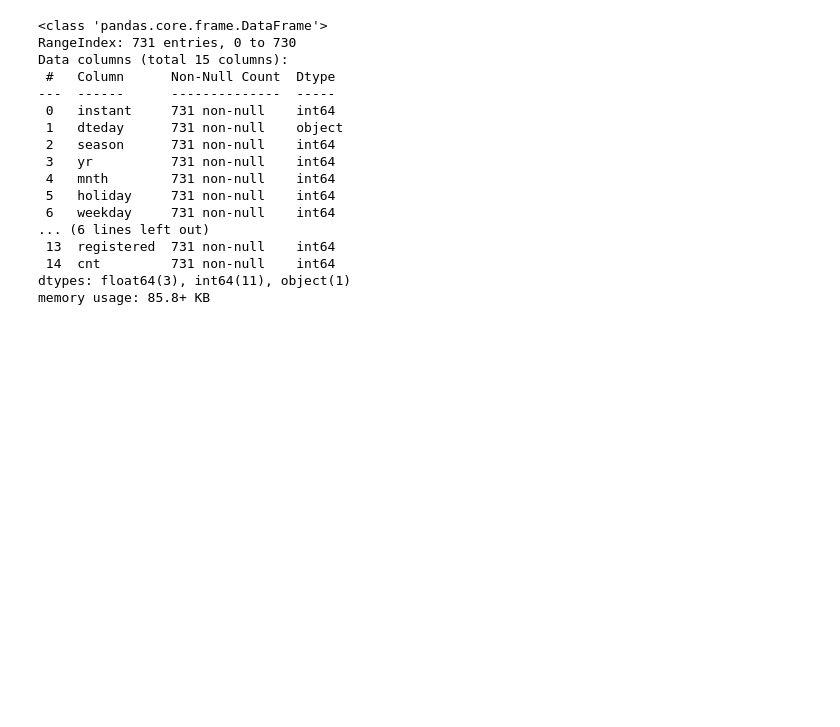
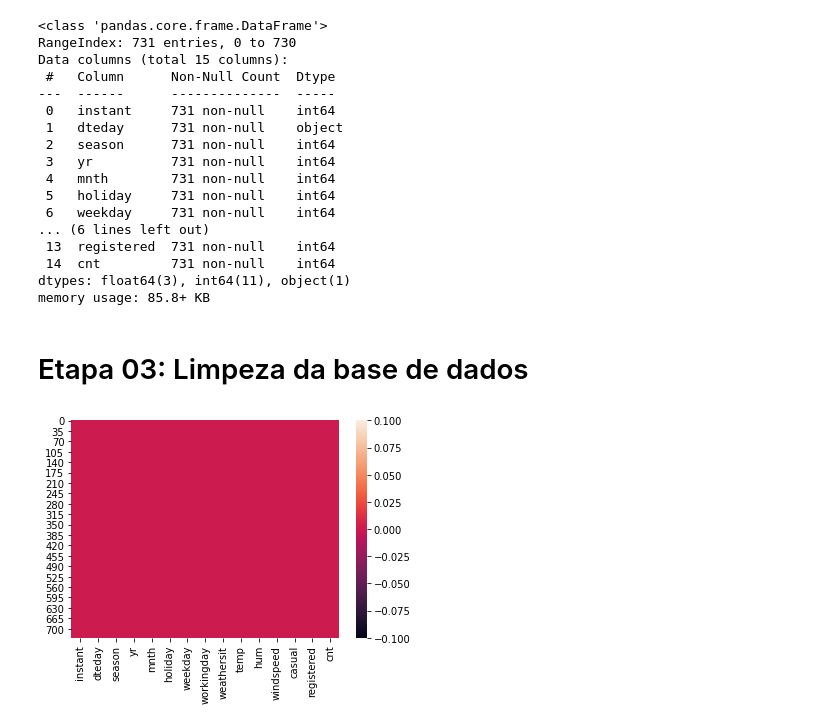
Before and after one commit to guiebitt/cddeeplearning, a Jupyter notebook: exercicio03.ipynb, the cells around one changed output. Saved outputs shown, nothing was run; the diff lists cells and outputs as text; code cells hidden in the pictures; blank space fills up the shorter version.

```diff
--- a/exercicio03.ipynb
+++ b/exercicio03.ipynb
@@ -96,3 +96,11 @@ Data columns (total 15 columns):
  14  cnt         731 non-null    int64
 dtypes: float64(3), int64(11), object(1)
 memory usage: 85.8+ KB
+# %% [markdown]
+
+# Etapa 03: Limpeza da base de dados
+# %%
+# Analisar se há dados nulos
+sns.heatmap(bike_df.isnull());
+# %% [output]
+[figure, added]
```
Also changed, not shown: parts of 48 cells of this notebook.
